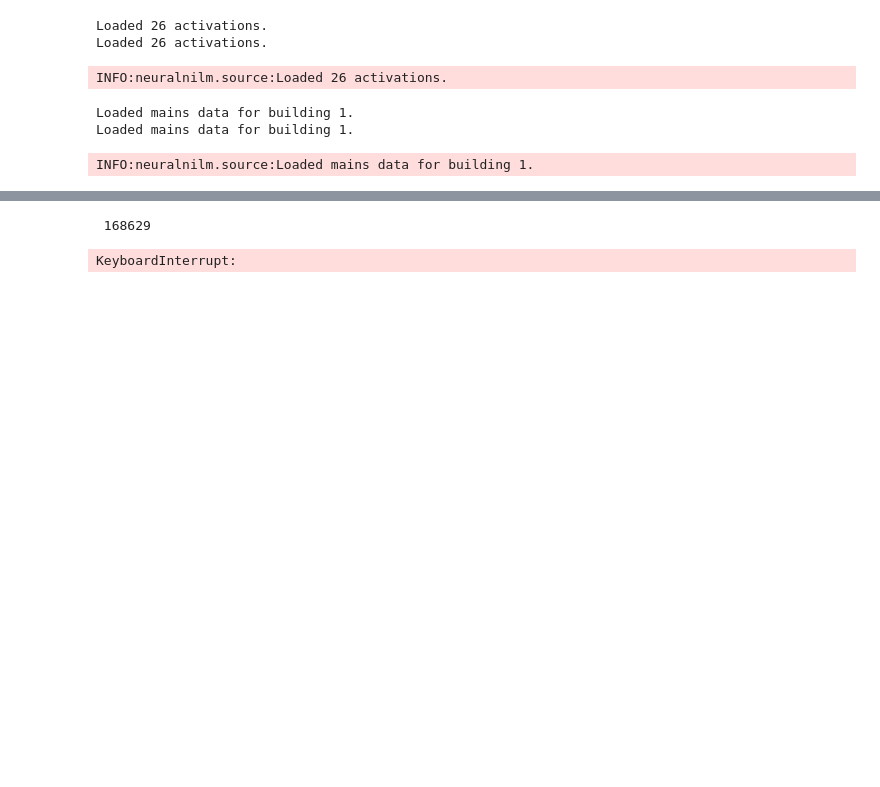
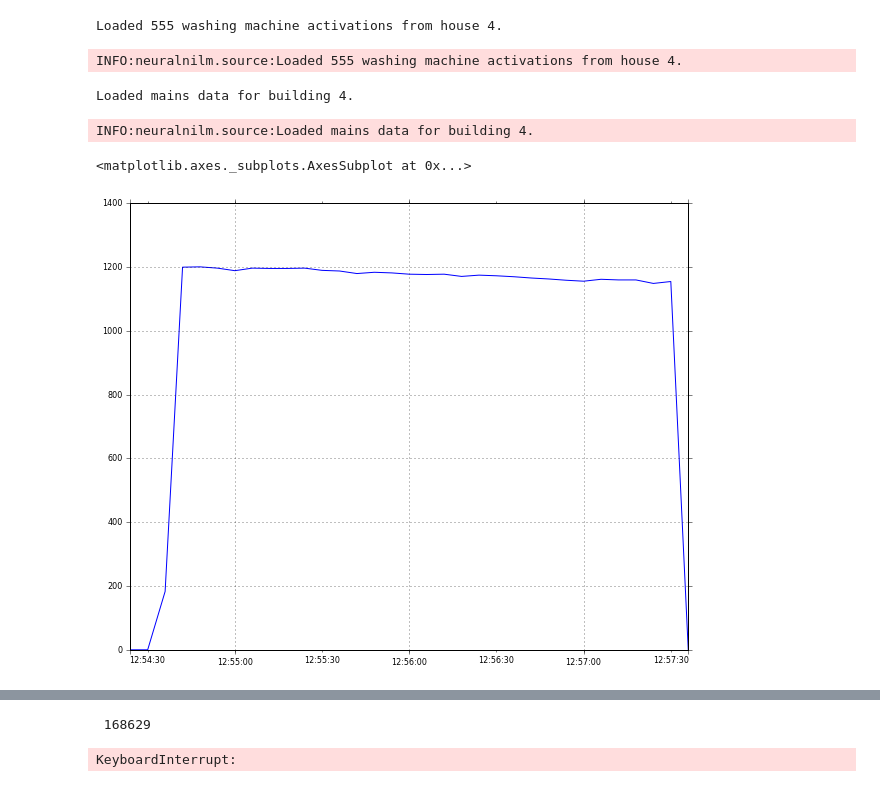
Before and after one commit to JackKelly/neuralnilm_prototype, a Jupyter notebook: notebooks/test RandomSegments.ipynb, the cells around one changed output, grey strips where cells are left out. Cells and saved outputs as stored; diff of their text form; code cells hidden in the pictures; blank space fills up the shorter version.

```diff
--- a/notebooks/test RandomSegments.ipynb
+++ b/notebooks/test RandomSegments.ipynb
@@ -10,11 +10,12 @@ from sys import stdout
 # %%
 source = SameLocation(
     filename='/data/mine/vadeec/merged/ukdale.h5',
-    target_appliance='washer dryer',
-    window=("2013-03-18", "2013-04-18"),
+    target_appliance=['washer dryer', 'washing machine'],#['fridge freezer', 'fridge', 'freezer'],
+    window=("2013-03-18", "2013-05-18"),
+    #window=("2013-04-01", "2013-08-01"),
     seq_length=1200,
-    train_buildings=[1],
-    validation_buildings=[1],
+    train_buildings=[4], #[1,2,4,5],
+    validation_buildings=[4], #[1,2,4,5],
     n_seq_per_batch=2,
     standardise_input=True,
     standardise_targets=True
@@ -22,17 +23,20 @@ source = SameLocation(
     #ignore_offset_activations=True
 )
 # %% [output]
-Loaded 26 activations.
-Loaded 26 activations.
+Loaded 555 washing machine activations from house 4.
-INFO:neuralnilm.source:Loaded 26 activations.
+INFO:neuralnilm.source:Loaded 555 washing machine activations from house 4.
-Loaded mains data for building 1.
-Loaded mains data for building 1.
+Loaded mains data for building 4.
-INFO:neuralnilm.source:Loaded mains data for building 1.
+INFO:neuralnilm.source:Loaded mains data for building 4.
 # %%
 def plot_data(X, y, seq_i=0):
     fig, axes = plt.subplots(nrows=2, sharex=True)
     axes[0].plot(y[seq_i, :, 0])
     axes[1].plot(X[seq_i, :, 0])
     plt.show()
+# %%
+source.activations[4][13].plot()
+# %% [output]
+<matplotlib.axes._subplots.AxesSubplot at 0x...>
+[figure, added]
 # %%
 X_val, y_val = source.validation_data()
```
Also changed, not shown: parts of 9 cells of this notebook, 24 other files.
